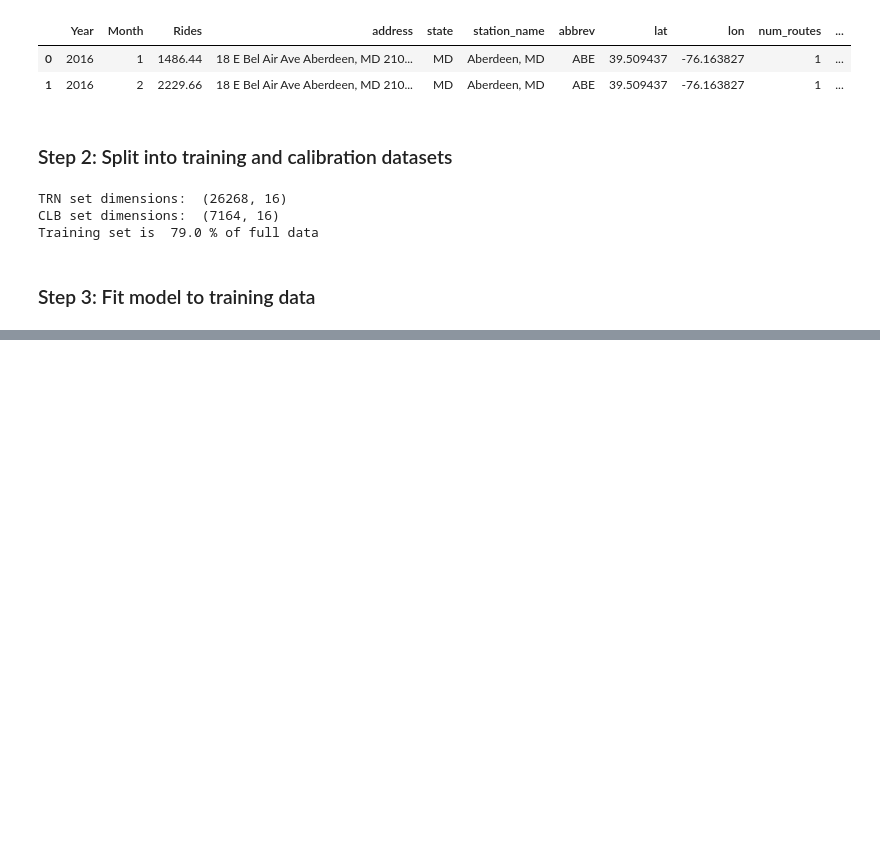
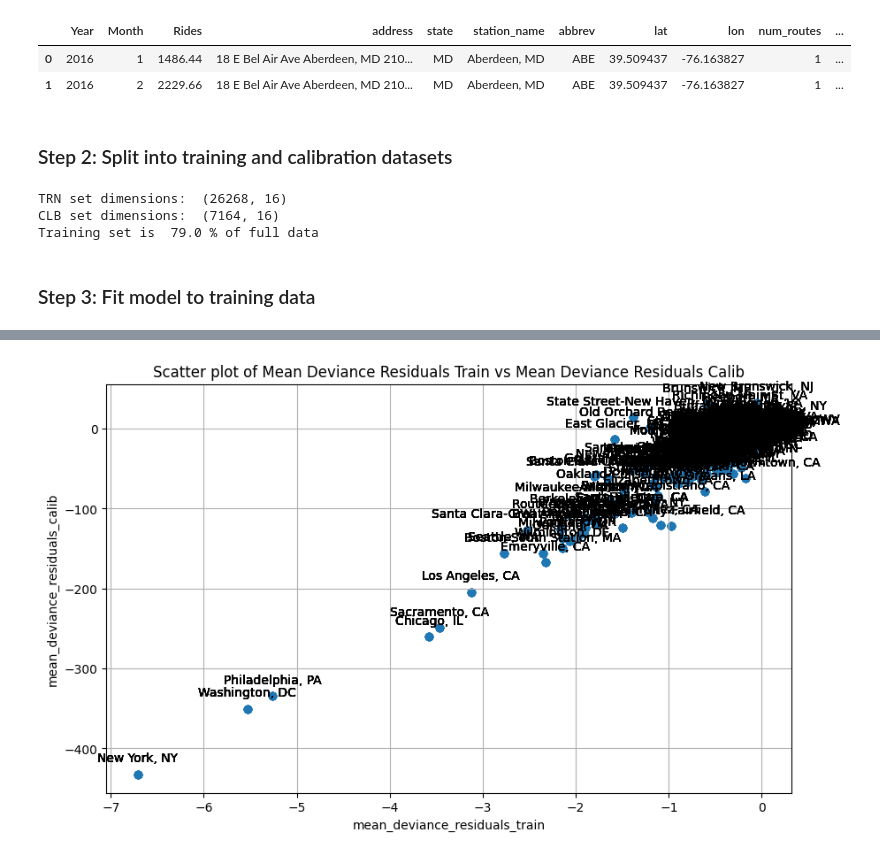
Before and after one commit to statzenthusiast921/amtrak_analysis, a Jupyter notebook: scripts/Forecasting Amtrak Ridership Data 07.18.24.ipynb, the cells around one changed output, grey strips where cells are left out. Cells and saved outputs as stored; diff of their text form; code cells hidden in the pictures; blank space fills up the shorter version.

Commit message:
forecasting with full data

```diff
--- a/scripts/Forecasting Amtrak Ridership Data 07.18.24.ipynb
+++ b/scripts/Forecasting Amtrak Ridership Data 07.18.24.ipynb
@@ -626,0 +615,6 @@ Predictions done.
+# %%
+# Convert the list of dictionaries to a DataFrame
+diagnostic_stats_new_df = pd.DataFrame(diagnostic_stats_new)
+
+# Display the diagnostic statistics table
+diagnostic_stats_new_df.head(3)
@@ -626,0 +626,9 @@ Predictions done.
+# %%
+# Create DataFrame from diagnostic statistics lists
+diagnostic_stats_train_df = diagnostic_stats_df
+diagnostic_stats_calib_df = diagnostic_stats_new_df
+
+# Merge the two DataFrames on 'station_name'
+comparison_df = diagnostic_stats_train_df.merge(diagnostic_stats_calib_df, on='station_name', suffixes=('_train', '_calib'))
+
+comparison_df.head()
@@ -626,0 +642,23 @@ Predictions done.
+# %%
+# Scatter plot
+x_col = 'mean_deviance_residuals_train'
+y_col = 'mean_deviance_residuals_calib'
+
+x_proper = x_col.replace('_', ' ').title().replace(' ', ' ')
+y_proper = y_col.replace('_', ' ').title().replace(' ', ' ')
+
+
+plt.figure(figsize=(10, 6))
+plt.scatter(comparison_df[x_col], comparison_df[y_col])
+
+# Add labels to each point
+for i, row in comparison_df.iterrows():
+    plt.annotate(row['station_name'], (row[x_col], row[y_col]), textcoords="offset points", xytext=(0,10), ha='center')
+
+plt.xlabel(x_col)
+plt.ylabel(y_col)
+plt.title(f'Scatter plot of {x_proper} vs {y_proper}')
+plt.grid(True)
+plt.show()
+# %% [output]
+[figure, added]
```
Also changed, not shown: parts of 52 cells of this notebook.
